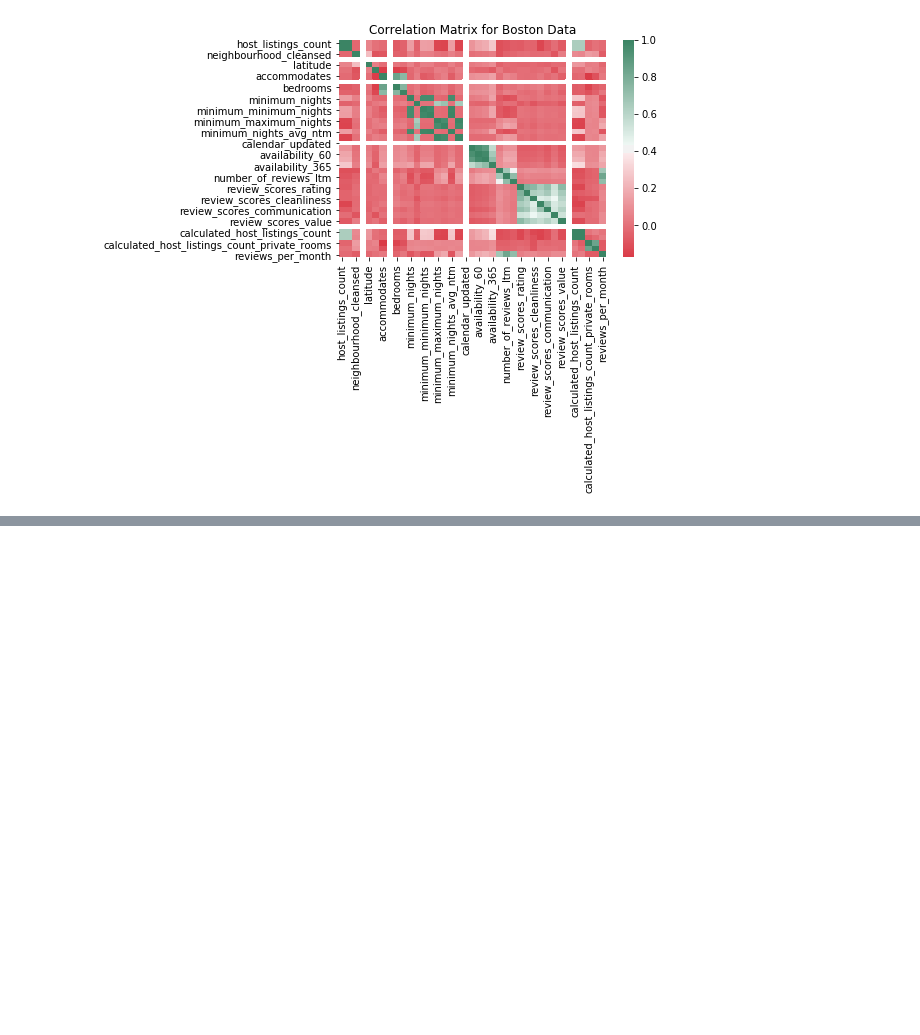
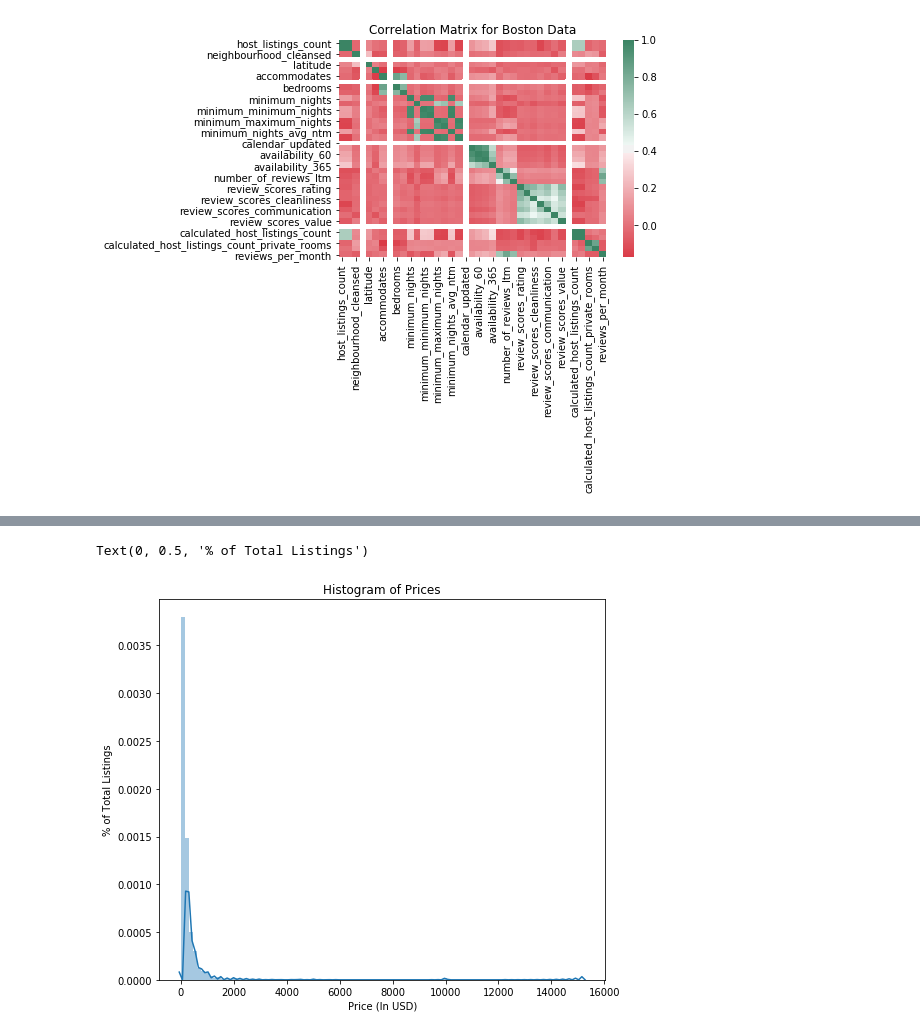
Before and after one commit to jason-nyamberk/stat222-project-airbnb, a Jupyter notebook: EDA.ipynb, the cells around one changed output, grey strips where cells are left out. Saved outputs shown, nothing was run; the diff lists cells and outputs as text; code cells hidden in the pictures; blank space fills up the shorter version.

Commit message:
Add Price Histogram

```diff
--- a/EDA.ipynb
+++ b/EDA.ipynb
@@ -147,3 +156,14 @@ sns.heatmap(listings.iloc[:, 14:].corr(), cmap = cmap).set_title('Correlation Ma
 # %% [output]
 Text(0.5, 1.0, 'Correlation Matrix for Boston Data')
 [figure]
+# %%
+# Summary of list prices
+
+# Will only work for Dollar denominated price
+
+if (listings.price.dtype == str):
+    listings['price'] = listings['price'].str.replace('$', '')
+    listings['price'] = listings['price'].str.replace(',', '')
+    listings['price'] = listings['price'].astype(float)
+
+print(listings['price'].describe())
@@ -149,0 +180,11 @@ Text(0.5, 1.0, 'Correlation Matrix for Boston Data')
+# %%
+plt.figure(figsize=(8, 7))
+
+sns.distplot(listings['price'], bins=100, hist_kws={'alpha': 0.4})
+
+plt.title('Histogram of Prices')
+plt.xlabel('Price (In USD)')
+plt.ylabel('% of Total Listings')
+# %% [output]
+Text(0, 0.5, '% of Total Listings')
+[figure, added]
```
Also changed, not shown: parts of 3 cells of this notebook.
